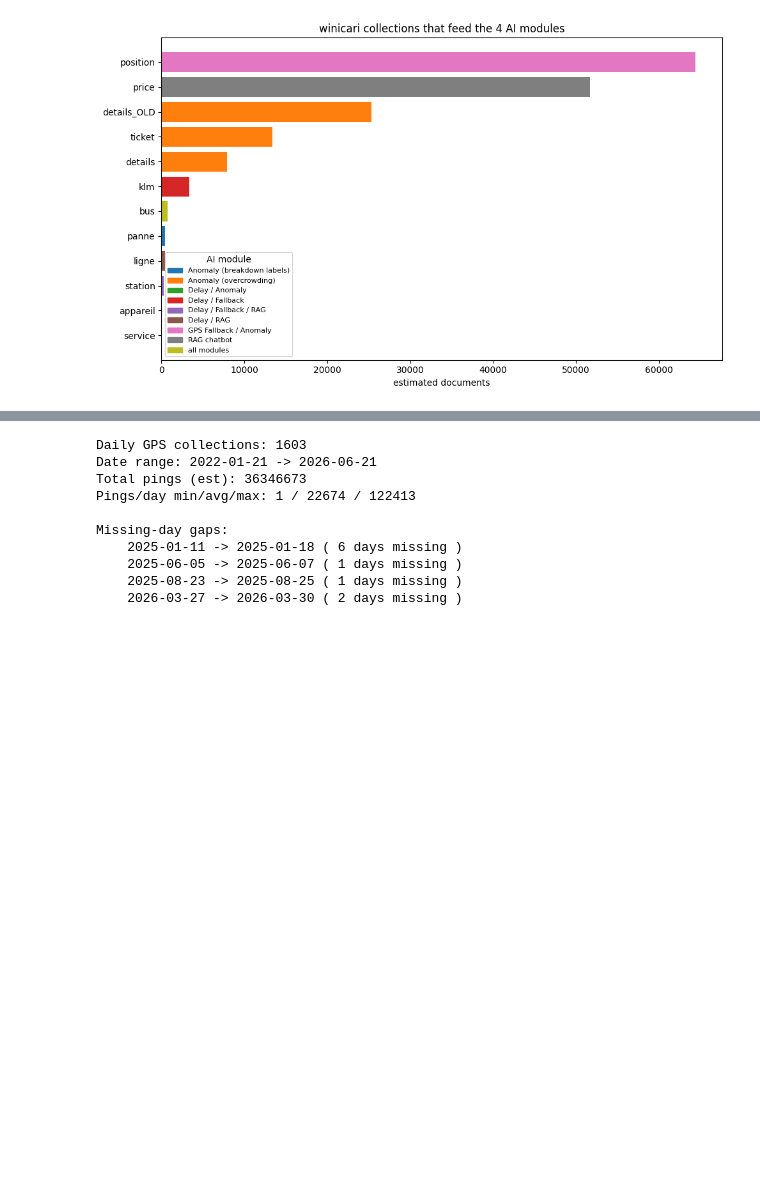
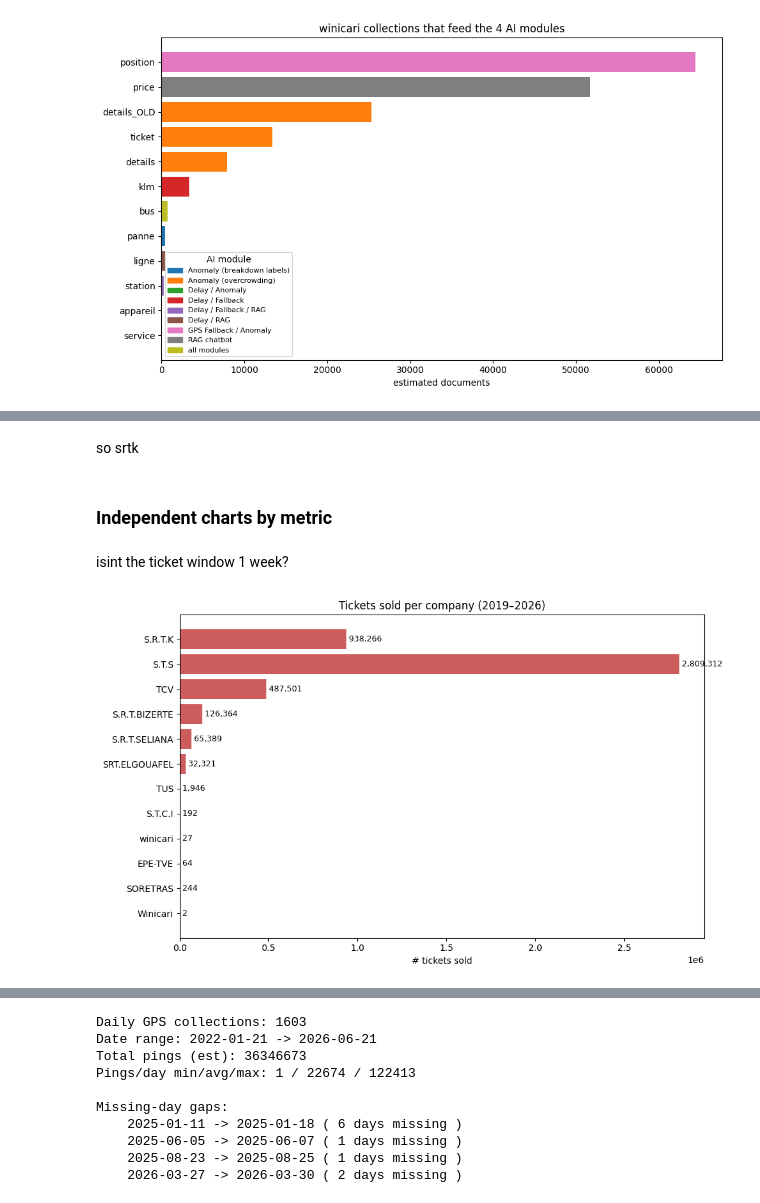
Before and after one commit to NejiKhouja/bus-intelligence, a Jupyter notebook: notebooks/01_eda.ipynb, the cells around one changed output, grey strips where cells are left out. Cells and saved outputs as stored; diff of their text form; code cells hidden in the pictures; blank space fills up the shorter version.

```diff
--- a/notebooks/01_eda.ipynb
+++ b/notebooks/01_eda.ipynb
@@ -125,0 +211,16 @@ plt.show()
+# %% [markdown]
+so srtk
+# %% [markdown]
+### Independent charts by metric
+# %% [markdown]
+isint the ticket window 1 week?
+# %%
+plt.figure(figsize=(10, 6))
+plt.barh(comp.index, comp["tickets"], color="indianred")
+plt.xlabel("# tickets sold")
+plt.title("Tickets sold per company (2019–2026)")
+for i, v in enumerate(comp["tickets"]):
+    plt.text(v, i, f" {v:,}", va="center", fontsize=9)
+plt.tight_layout(); plt.show()
+# %% [output]
+[figure, added]
```
Also changed, not shown: parts of 13 cells of this notebook, 29 other files.
